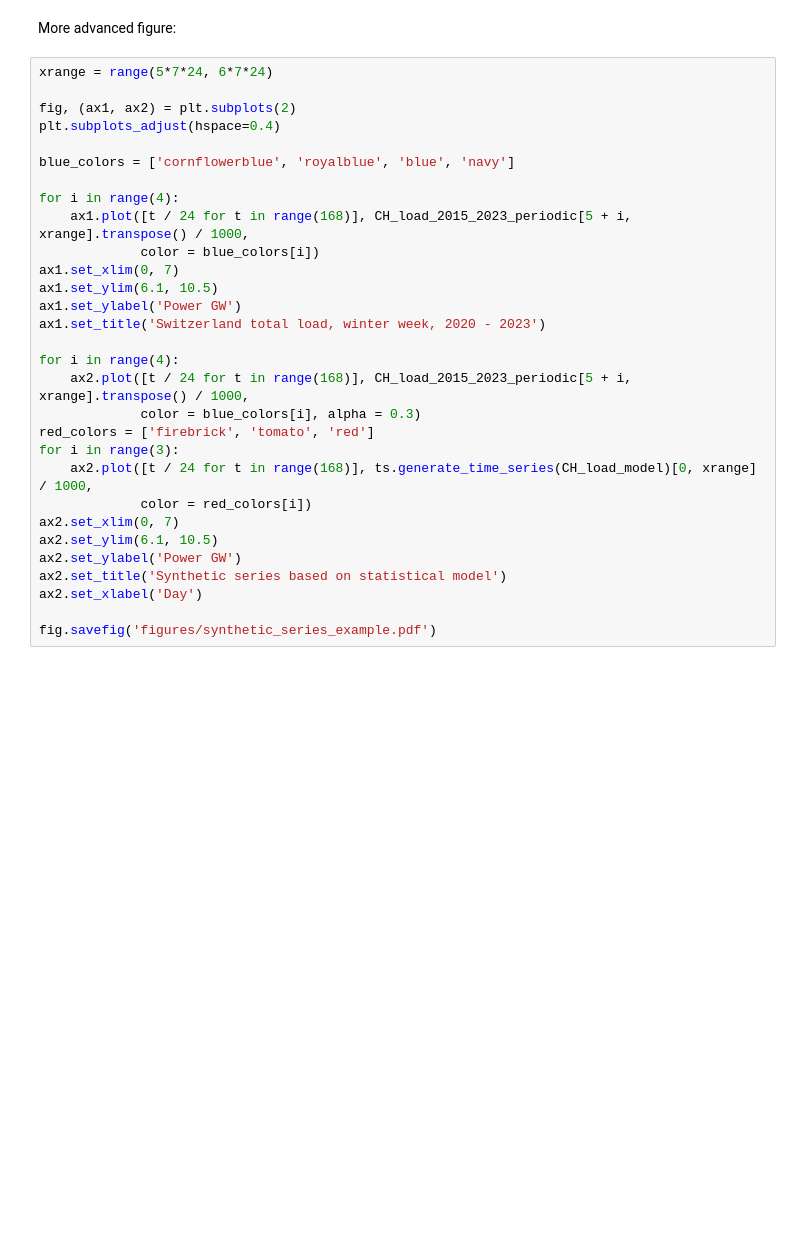
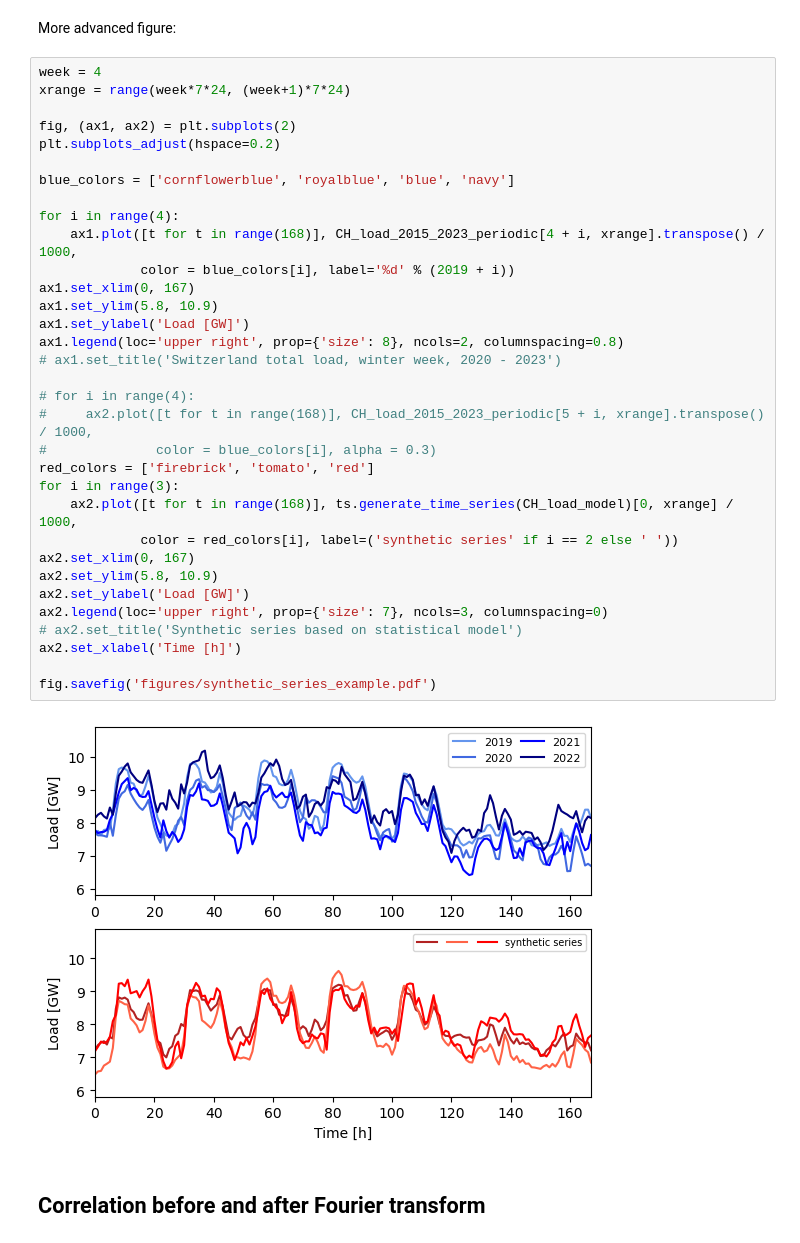
Before and after one commit to GeeeHesso/PowerData, a Jupyter notebook: doc/ENTSO-E_time_series.ipynb, the cells around one changed output. Cells and saved outputs as stored; diff of their text form; blank space fills up the shorter version.

```diff
--- a/doc/ENTSO-E_time_series.ipynb
+++ b/doc/ENTSO-E_time_series.ipynb
@@ -263,32 +263,39 @@ plt.show()
 # %% [markdown]
 More advanced figure:
 # %%
-xrange = range(5*7*24, 6*7*24)
+week = 4
+xrange = range(week*7*24, (week+1)*7*24)
 
 fig, (ax1, ax2) = plt.subplots(2)
-plt.subplots_adjust(hspace=0.4)
+plt.subplots_adjust(hspace=0.2)
 
 blue_colors = ['cornflowerblue', 'royalblue', 'blue', 'navy']
 
 for i in range(4):
-    ax1.plot([t / 24 for t in range(168)], CH_load_2015_2023_periodic[5 + i, xrange].transpose() / 1000,
-             color = blue_colors[i])
-ax1.set_xlim(0, 7)
-ax1.set_ylim(6.1, 10.5)
-ax1.set_ylabel('Power GW')
-ax1.set_title('Switzerland total load, winter week, 2020 - 2023')
+    ax1.plot([t for t in range(168)], CH_load_2015_2023_periodic[4 + i, xrange].transpose() / 1000,
+             color = blue_colors[i], label='%d' % (2019 + i))
+ax1.set_xlim(0, 167)
+ax1.set_ylim(5.8, 10.9)
+ax1.set_ylabel('Load [GW]')
+ax1.legend(loc='upper right', prop={'size': 8}, ncols=2, columnspacing=0.8)
+# ax1.set_title('Switzerland total load, winter week, 2020 - 2023')
 
-for i in range(4):
-    ax2.plot([t / 24 for t in range(168)], CH_load_2015_2023_periodic[5 + i, xrange].transpose() / 1000,
-             color = blue_colors[i], alpha = 0.3)
+# for i in range(4):
+#     ax2.plot([t for t in range(168)], CH_load_2015_2023_periodic[5 + i, xrange].transpose() / 1000,
+#              color = blue_colors[i], alpha = 0.3)
 red_colors = ['firebrick', 'tomato', 'red']
 for i in range(3):
-    ax2.plot([t / 24 for t in range(168)], ts.generate_time_series(CH_load_model)[0, xrange] / 1000,
-             color = red_colors[i])
-ax2.set_xlim(0, 7)
-ax2.set_ylim(6.1, 10.5)
-ax2.set_ylabel('Power GW')
-ax2.set_title('Synthetic series based on statistical model')
-ax2.set_xlabel('Day')
+    ax2.plot([t for t in range(168)], ts.generate_time_series(CH_load_model)[0, xrange] / 1000,
+             color = red_colors[i], label=('synthetic series' if i == 2 else ' '))
+ax2.set_xlim(0, 167)
+ax2.set_ylim(5.8, 10.9)
+ax2.set_ylabel('Load [GW]')
+ax2.legend(loc='upper right', prop={'size': 7}, ncols=3, columnspacing=0)
+# ax2.set_title('Synthetic series based on statistical model')
+ax2.set_xlabel('Time [h]')
 
 fig.savefig('figures/synthetic_series_example.pdf')
+# %% [output]
+[figure, added]
+# %% [markdown]
+## Correlation before and after Fourier transform
```
Also changed, not shown: parts of 9 cells of this notebook, 2 other files.
